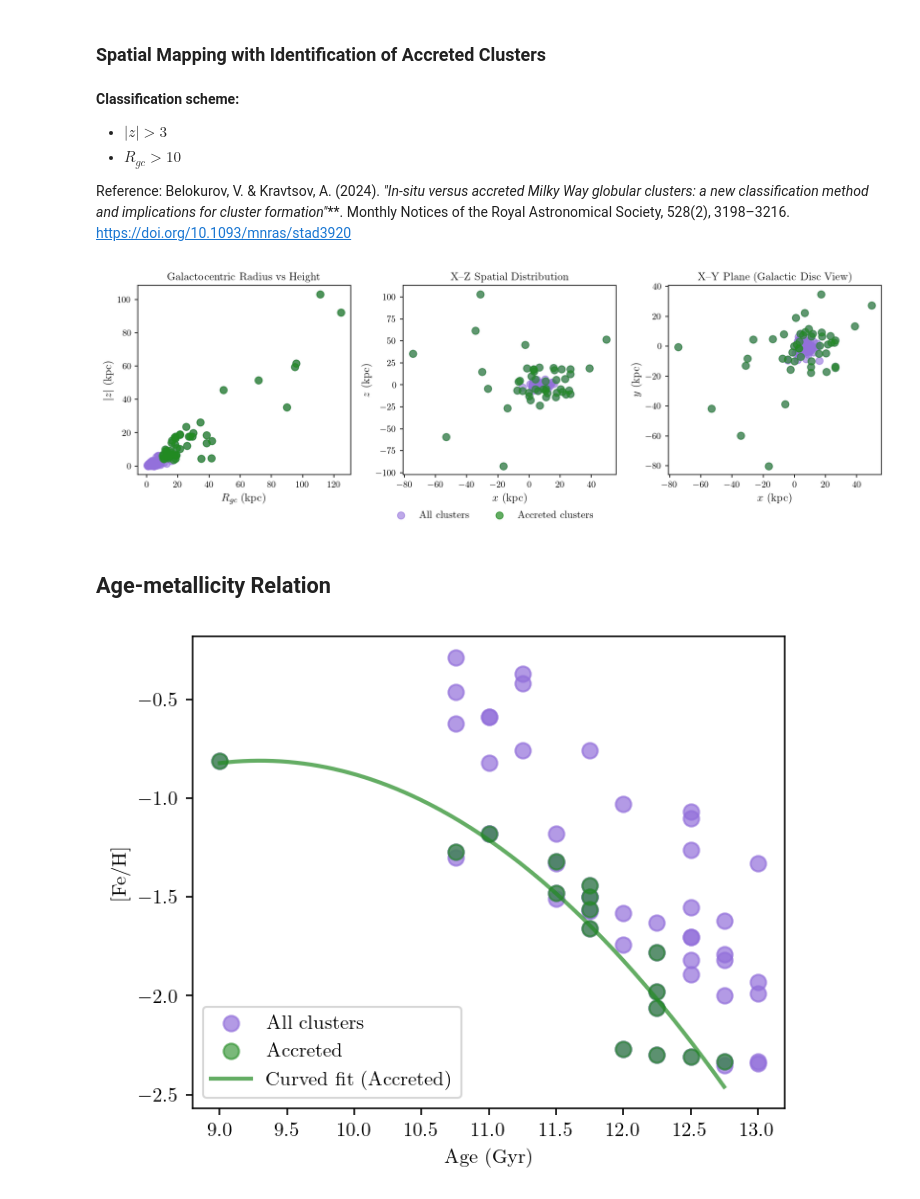
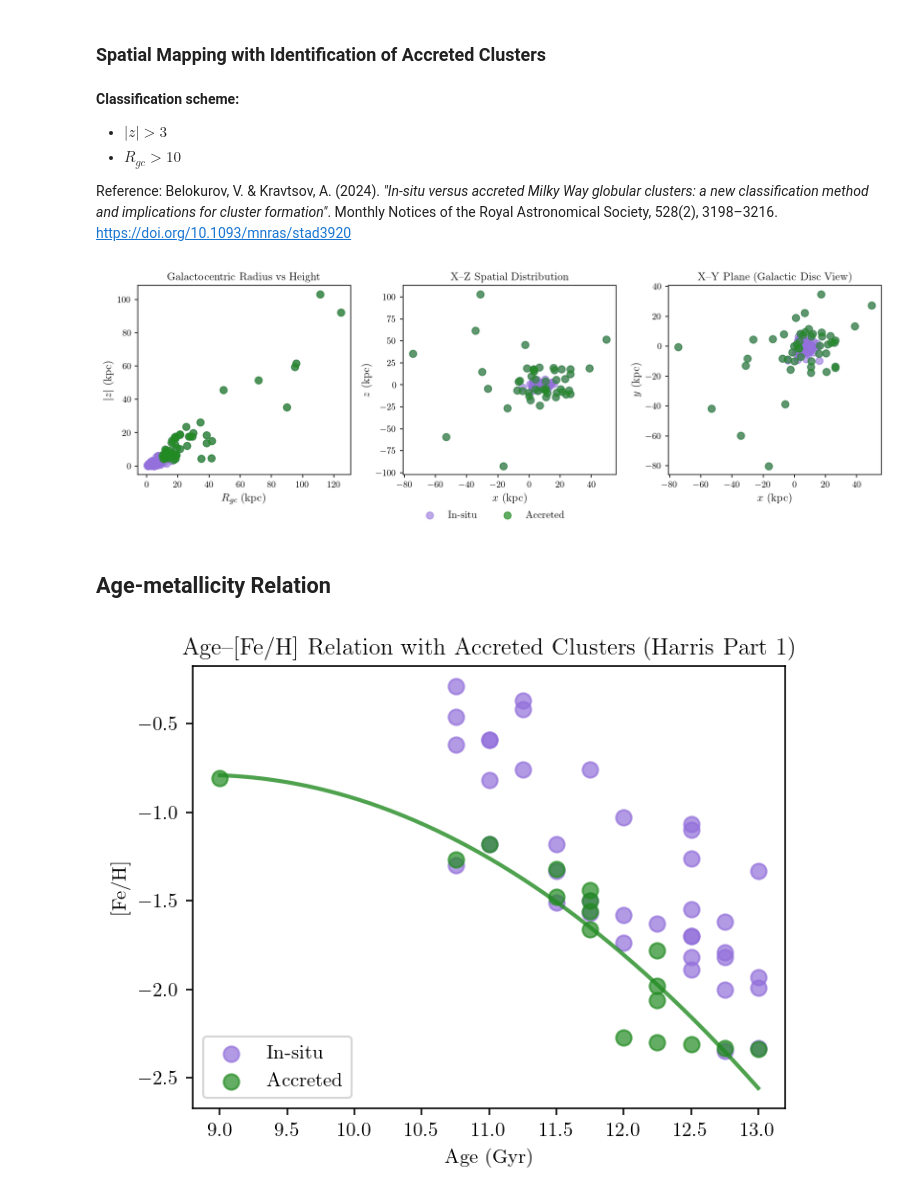
Before and after one commit to sleepdepr1ved/PHYS3116_Team, a Jupyter notebook: PHYS3116_Main_Hassan.ipynb, the cells around one changed output. Saved outputs shown, nothing was run; the diff lists cells and outputs as text; code cells hidden in the pictures.

```diff
--- a/PHYS3116_Main_Hassan.ipynb
+++ b/PHYS3116_Main_Hassan.ipynb
@@ -53,14 +53,15 @@ harris_p3['Object'] = harris_p3['Object'].astype(str) # make sure object column
 harris_p3['Object'] = harris_p3['Object'].str.replace(' ', '', regex=True) # remove spaces from object names
 
 # Krause: naming already consistent
+krause.loc[krause['Object'].str.upper() == 'RUPRECHT106', 'Object'] = 'Rup106' # change Ruprecht106 to Rup106 for consistency
+krause.loc[krause['Object'].str.upper() == 'PALOMAR12', 'Object'] = 'Pal12' # change Palomar12 to Pal12 for consistency
 
 # VandenBerg: make naming consistent
 vandenberg.rename(columns={'#NGC': 'Object'}, inplace=True) # rename column to 'Object' to match other dataframes
 vandenberg['Object'] = vandenberg['Object'].astype(str) # make sure object column is string type
 vandenberg['Object'] = 'NGC' + vandenberg['Object'] # add NGC to the start of each object
-# inspect what the problematic rows look like
-mask = vandenberg['Object'].str.upper() == 'NGCXXXX'
-vandenberg.loc[mask, 'Object'] = vandenberg.loc[mask, 'Name'].astype(str)
+vandenberg.loc[vandenberg['Object'].str.upper() == 'NGCXXXX', 'Object'] = vandenberg.loc[vandenberg['Object'].str.upper() == 'NGCXXXX', 'Name'].astype(str) # change NGCXXXX to the Name column for those objects
+vandenberg.loc[vandenberg['Object'].str.upper() == 'TER8', 'Object'] = 'Terzan8' # change Ter8 to Terzan8 for consistency
 # %%
 # merge data frames
 merged_all = pd.merge(harris_p1, harris_p3, on='Object')
@@ -120,7 +121,7 @@ plt.show()
 - $ |z| > 3 $
 - $ R_{gc} > 10 $
 
-Reference: Belokurov, V. & Kravtsov, A. (2024). *"In-situ versus accreted Milky Way globular clusters: a new classification method and implications for cluster formation"***. Monthly Notices of the Royal Astronomical Society, 528(2), 3198–3216. https://doi.org/10.1093/mnras/stad3920
+Reference: Belokurov, V. & Kravtsov, A. (2024). *"In-situ versus accreted Milky Way globular clusters: a new classification method and implications for cluster formation"*. Monthly Notices of the Royal Astronomical Society, 528(2), 3198–3216. https://doi.org/10.1093/mnras/stad3920
 # %%
 # Identification of accreted clusters
 mask = (R > 10) & (abs(Z) > 3)
@@ -130,8 +131,8 @@ accreted = harris_p1[mask]
 fig, axes = plt.subplots(1, 3, figsize=(12, 4))
 
 # R vs |Z|
-axes[0].scatter(R, abs(Z), c='mediumpurple', alpha=0.6, s=60, label="All clusters")
-axes[0].scatter(accreted["R_gc"], abs(accreted["Z"]), c='forestgreen', alpha=0.7, s=60, label="Accreted clusters")
+axes[0].scatter(R, abs(Z), c='mediumpurple', alpha=0.6, s=60, label="In-situ")
+axes[0].scatter(accreted["R_gc"], abs(accreted["Z"]), c='forestgreen', alpha=0.7, s=60, label="Accreted")
 axes[0].set_xlabel(r"$R_{gc}$ (kpc)", fontsize=12)
 axes[0].set_ylabel(r"$|z|$ (kpc)", fontsize=12)
 axes[0].set_title("Galactocentric Radius vs Height")
@@ -158,46 +159,46 @@ fig.legend(handles, labels, loc="lower center", ncol=2, fontsize=11, frameon=Fal
 plt.tight_layout(rect=[0, 0.05, 1, 1])
 plt.show()
 # %% [output]
-[figure, old version]
+[figure, new version]
 # %% [markdown]
 ## Age-metallicity Relation
 # %%
-
 # Identify accreted clusters
 mask = (harris_p1["R_gc"] > 10) & (abs(harris_p1["Z"]) > 3)
 accreted_names = harris_p1.loc[mask, "Object"]
 
-# Find those names vandenBerg dataset
-vberg_mask  = vandenberg["Object"].isin(accreted_names)
+# Find those names in the VandenBerg dataset
+vberg_mask = vandenberg["Object"].isin(accreted_names)
 
-# Search through age-metallicity data for clusters that were identified as accreted above
+# Separate accreted and in-situ clusters
 feh_acc = feh_v[vberg_mask]
 ages_acc = ages_v[vberg_mask]
+feh_situ = feh_v[~vberg_mask]
+ages_situ = ages_v[~vberg_mask]
 
-# Defined polynomial fit
-coeffs = np.polyfit(ages_acc, feh_acc, 2)
-a, b, c = coeffs
+# Second-order polynomial fits (curved for both)
+coeffs_acc = np.polyfit(ages_acc, feh_acc, 2)
+a1, b1, c1 = coeffs_acc
 
-# Curve fitting
-x_fit = np.linspace(min(ages_acc), max(ages_acc), 200)  # Age range
-y_fit = a * x_fit**2 + b * x_fit + c                   # [Fe/H] fit
+# Generate smooth fitted curves
+x_fit = np.linspace(min(ages_v), max(ages_v), 300)
+y_fit_acc = a1 * x_fit**2 + b1 * x_fit + c1
 
 # Plot
 plt.figure(figsize=(5,4))
 
-# All clusters (no longer including Krause21)
-plt.scatter(ages_v, feh_v, c='mediumpurple', alpha=0.7, s=60, label="All clusters")
+# Scatter plots
+plt.scatter(ages_situ, feh_situ, c='mediumpurple', alpha=0.7, s=60, label="In-situ")
+plt.scatter(ages_acc, feh_acc, c='forestgreen', alpha=0.7, s=60, label="Accreted")
 
-# Accreted clusters
-plt.scatter(ages_acc, feh_acc, c='forestgreen', alpha=0.6, s=60, label="Accreted")
+# Curved best-fit lines
+plt.plot(x_fit, y_fit_acc, color='forestgreen', alpha=0.8, linewidth=2)
 
-# Curved best-fit line
-plt.plot(x_fit, y_fit, color='forestgreen', alpha=0.7, linewidth=2, label="Curved fit (Accreted)")
-
+plt.title("Age–[Fe/H] Relation with Accreted Clusters (Harris Part 1)")
 plt.xlabel("Age (Gyr)")
 plt.ylabel("[Fe/H]")
-plt.legend()
+plt.legend(loc="lower left")
 plt.tight_layout()
 plt.show()
 # %% [output]
-[figure, old version]
+[figure, new version]
```
Also changed, not shown: parts of 1 cell of this notebook.
